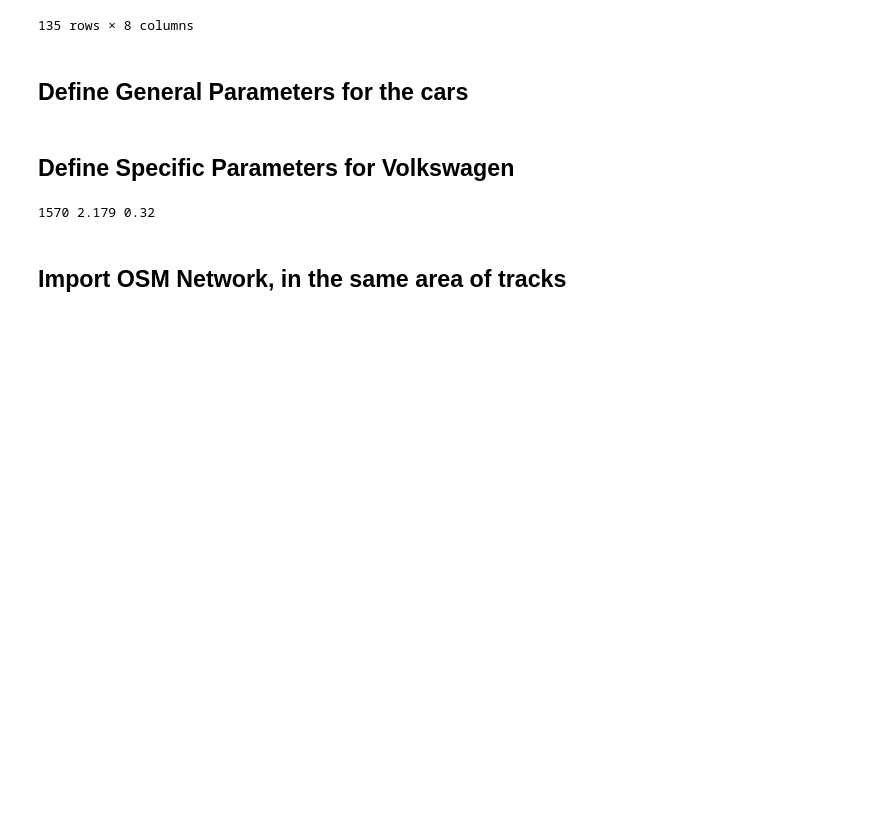
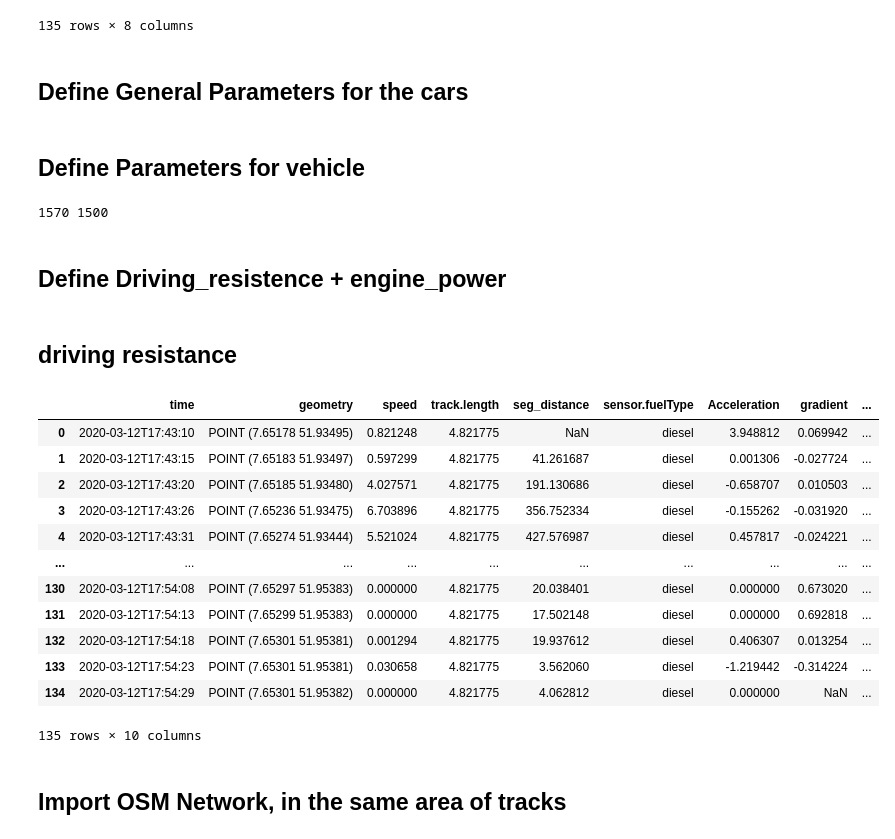
Before and after one commit to enviroCar/envirocar-py, a Jupyter notebook: examples/Energy_demand.ipynb, the cells around one changed output. Drawn from its saved outputs; the diff is of its cells as text; code cells hidden in the pictures; blank space fills up the shorter version.

```diff
--- a/examples/Energy_demand.ipynb
+++ b/examples/Energy_demand.ipynb
@@ -143,23 +142,63 @@ H_g = 8.8     # Calorific value gasoline "kWh/l"
 H_d = 9.9     # Calorific value diesel "kWh/l"
 g = 9.81      # Gravitational acceleration "m/s²"
 # %% [markdown]
-##  Define Specific Parameters for Volkswagen
+##  Define Parameters for vehicle
 # %%
 # m = mass of the car  "kg"
 # A = cross-sectional of the car "m²"
 # Cw = Air drag cofficient
-
 class Car:
     def __init__(self,m=1500,A=2,Cw=0.3):
         self.m = m
         self.A = A
         self.Cw = Cw
+
+##  Define specific paramerer by class (Volkswagen)
 volks = Car(1570,2.179,0.32)
-##  Define specific paramerer by class (Volkswagen)
-# check mass of volk
-print(volks.m,volks.A,volks.Cw)
+##generalcar = veh
+car = Car()
+# check mass
+print(volks.m,veh.m)
 # %% [output]
-1570 2.179 0.32
+1570 1500
+# %% [markdown]
+## Define Driving_resistence + engine_power
+# %%
+def engine_power(car,Cr,gradient,speed,acceleration):
+    if speed > 0:
+        power =speed*(0.5*car.Cw*car.A*P_air*pow(speed,2) #driving resistance
+                      +car.m*g*Cr*np.cos(gradient) #rolling resistence
+                      +car.m*g*np.sin(gradient) # climbing resistance
+                      +car.m*+acceleration) # inertial resistance)
+        return [power,power/speed]
+    else:
+        return [P_idle,0]
+
+#engine_power(volks,0.02,0.01,0.821248,3.948788)
+# %% [markdown]
+## driving resistance
+# %%
+## calculate the acceleration using the derivative # cr is set as an
+for i in realistc_drive.index:
+    ep = engine_power(car,0.02,realistc_drive.gradient[i],realistc_drive.speed[i],realistc_drive.Acceleration[i])
+    realistc_drive.loc[i, 'engine_power'] = ep[0]
+    realistc_drive.loc[i, 'driving_resistance'] = ep[1]
+# %%
+realistc_drive
+# %% [output]
+|  | time | geometry | speed | track.length | seg_distance | sensor.fuelType | Acceleration | gradient | ... |
+| 0 | 2020-03-12T17:43:10 | POINT (7.65178 51.93495) | 0.821248 | 4.821775 | NaN | diesel | 3.948812 | 0.069942 | ... |
+| 1 | 2020-03-12T17:43:15 | POINT (7.65183 51.93497) | 0.597299 | 4.821775 | 41.261687 | diesel | 0.001306 | -0.027724 | ... |
+| 2 | 2020-03-12T17:43:20 | POINT (7.65185 51.93480) | 4.027571 | 4.821775 | 191.130686 | diesel | -0.658707 | 0.010503 | ... |
+| 3 | 2020-03-12T17:43:26 | POINT (7.65236 51.93475) | 6.703896 | 4.821775 | 356.752334 | diesel | -0.155262 | -0.031920 | ... |
+| 4 | 2020-03-12T17:43:31 | POINT (7.65274 51.93444) | 5.521024 | 4.821775 | 427.576987 | diesel | 0.457817 | -0.024221 | ... |
+| ... | ... | ... | ... | ... | ... | ... | ... | ... | ... |
+| 130 | 2020-03-12T17:54:08 | POINT (7.65297 51.95383) | 0.000000 | 4.821775 | 20.038401 | diesel | 0.000000 | 0.673020 | ... |
+| 131 | 2020-03-12T17:54:13 | POINT (7.65299 51.95383) | 0.000000 | 4.821775 | 17.502148 | diesel | 0.000000 | 0.692818 | ... |
+| 132 | 2020-03-12T17:54:18 | POINT (7.65301 51.95381) | 0.001294 | 4.821775 | 19.937612 | diesel | 0.406307 | 0.013254 | ... |
+| 133 | 2020-03-12T17:54:23 | POINT (7.65301 51.95381) | 0.030658 | 4.821775 | 3.562060 | diesel | -1.219442 | -0.314224 | ... |
+| 134 | 2020-03-12T17:54:29 | POINT (7.65301 51.95382) | 0.000000 | 4.821775 | 4.062812 | diesel | 0.000000 | NaN | ... |
+135 rows × 10 columns
 # %% [markdown]
 ## Import OSM Network, in the same area of tracks
 # %%
```
Also changed, not shown: parts of 5 cells of this notebook.
